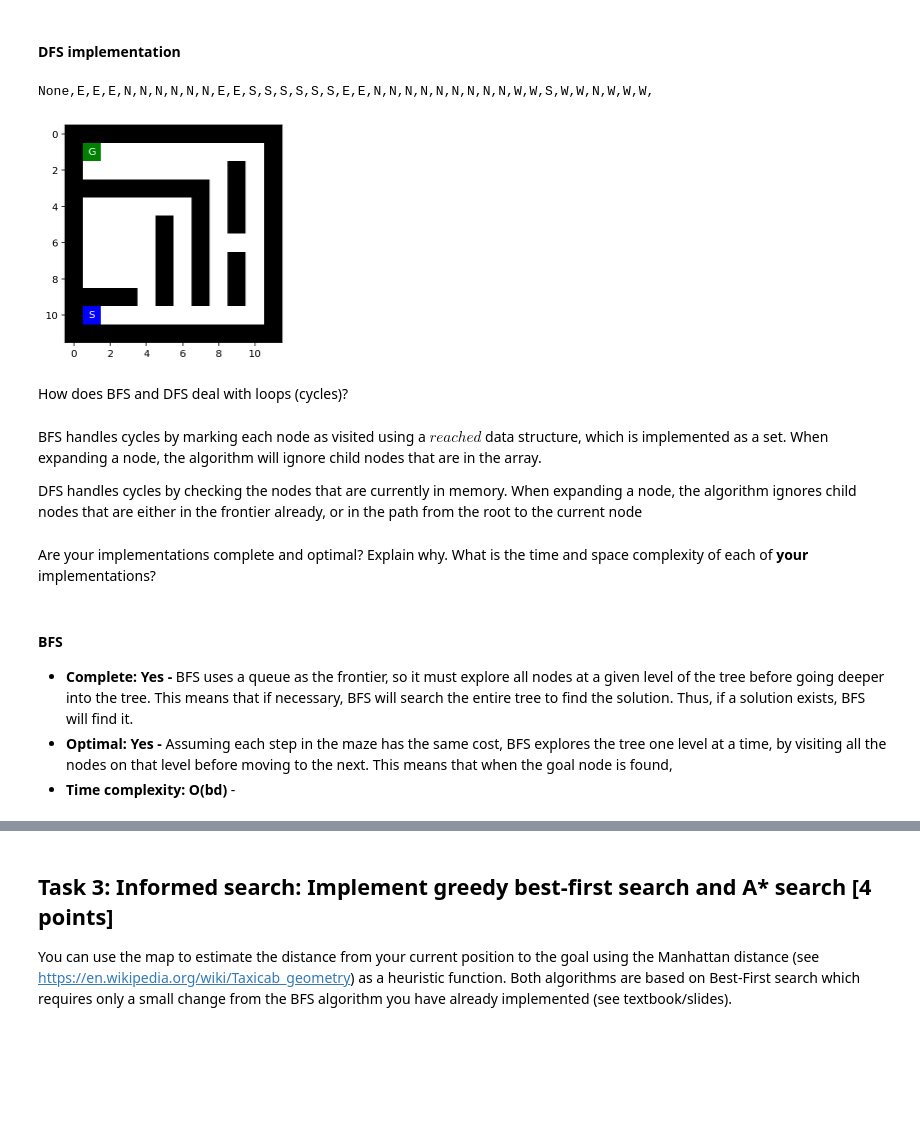
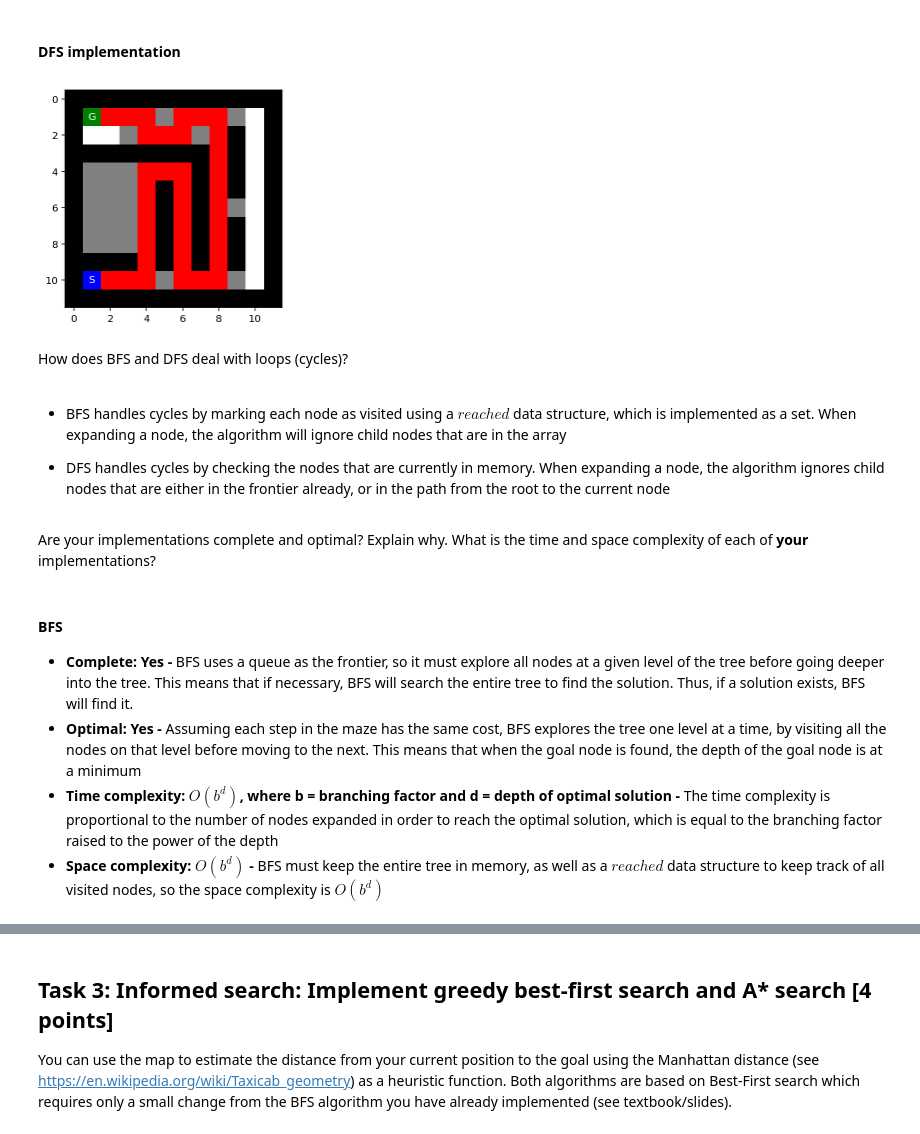
Before and after one commit to ZechWolf/CS7320-AI, a Jupyter notebook: Search/Maze.ipynb, the cells around one changed output, grey strips where cells are left out. Drawn from its saved outputs; the diff is of its cells as text; code cells hidden in the pictures; blank space fills up the shorter version.

```diff
--- a/Search/Maze.ipynb
+++ b/Search/Maze.ipynb
@@ -326,7 +334,12 @@ class Stack:
 # %% [markdown]
 #### BFS implementation
 # %%
-def bfs(maze):
+def bfs(maze, debug = False, showSteps = False): #Debug shows the maze visualization at the end. Show steps shows after each step
+    if debug: mazeCp = np.copy(maze) #copy of the maze string for visualizations
+
+    #Stats
+
+
     #Initialize root node at starting position of maze and get goal node
     rootPos = find_pos(maze, what="S")
     root = Node(rootPos, None, None, 0)
@@ -341,14 +354,25 @@ def bfs(maze):
         node = frontier.pop()
         for n in expand(node, maze):
             if n.pos == goalPos:
+
+                if debug:
+                    p = n.get_path_from_root()
+                    for x in p[1:len(p)-1]: #mark the path excluding S and G nodes
+                        mark(mazeCp, x, "P")
+                    show_maze(mazeCp)
+
                 return n
+
             if n.pos not in reached:
                 reached.add(n.pos)
                 frontier.push(n)
+                if debug and look(maze, n.pos) not in ["S", "G"]: mark(mazeCp, n, "F")
+                if showSteps: show_maze(mazeCp)
+
+            if debug and look(maze, n.pos) not in ["S", "G"]: mark(mazeCp, n, ".")
 
     return None
 
-for x in bfs(maze).get_path_from_root():
-    print(x.action, end=",")
-show_maze(maze)
+#Test in debug mode
+test = bfs(maze, True)
 # %% [output]
@@ -357,41 +380,52 @@ None,E,E,E,E,E,E,E,N,N,N,N,N,N,N,N,W,W,W,W,W,W,W,N,
 # %% [markdown]
 #### DFS implementation
 # %%
-def dfs(maze):
+def dfs(maze, debug = False, showSteps = False):
+    if debug: mazeCp = np.copy(maze) #copy of the maze string for visualizations
+
     #Initialize root node at starting position of maze and get goal node
     rootPos = find_pos(maze, what="S")
     root = Node(rootPos, None, None, 0)
     goalPos = find_pos(maze, what="G")
 
     frontier = Stack()
     frontier.push(root)
 
     while not frontier.empty():
         node = frontier.pop() #pop next node from the frontier
         for n in expand(node, maze):
             if n.pos == goalPos:
+                if debug:
+
+                    p = n.get_path_from_root()
+                    for x in p[1:len(p)-1]: #mark the path excluding S and G nodes
+                        mark(mazeCp, x, "P")
+                    show_maze(mazeCp)
+
                 return n
             if n not in frontier and n not in node.get_path_from_root(): #check the frontier to prevent cycling within frontier
                 frontier.push(n)
+                if debug and look(maze, n.pos) not in ["S", "G"]: mark(mazeCp, n, "F")
+                if showSteps: show_maze(mazeCp)
+
+            if debug and look(maze, n.pos) not in ["S", "G"]: mark(mazeCp, n, ".")
 
     return None #failure
 
-for x in dfs(maze).get_path_from_root():
-    print(x.action, end=",")
-show_maze(maze)
+test = dfs(maze, True)
 # %% [output]
-None,E,E,E,N,N,N,N,N,N,E,E,S,S,S,S,S,S,E,E,N,N,N,N,N,N,N,N,N,W,W,S,W,W,N,W,W,W,
-[figure, old version]
+[figure, new version]
 # %% [markdown]
 How does BFS and DFS deal with loops (cycles)?
 # %% [markdown]
-BFS handles cycles by marking each node as visited using a $reached$ data structure, which is implemented as a set. When expanding a node, the algorithm will ignore child nodes that are in the array. <br>
+* BFS handles cycles by marking each node as visited using a $reached$ data structure, which is implemented as a set. When expanding a node, the algorithm will ignore child nodes that are in the array
 
-DFS handles cycles by checking the nodes that are currently in memory. When expanding a node, the algorithm ignores child nodes that are either in the frontier already, or in the path from the root to the current node
+* DFS handles cycles by checking the nodes that are currently in memory. When expanding a node, the algorithm ignores child nodes that are either in the frontier already, or in the path from the root to the current node
 # %% [markdown]
 Are your implementations complete and optimal? Explain why. What is the time and space complexity of each of **your** implementations?
 # %% [markdown]
 #### BFS
 * __Complete: Yes -__ BFS uses a queue as the frontier, so it must explore all nodes at a given level of the tree before going deeper into the tree. This means that if necessary, BFS will search the entire tree to find the solution. Thus, if a solution exists, BFS will find it.
-* __Optimal: Yes -__ Assuming each step in the maze has the same cost, BFS explores the tree one level at a time, by visiting all the nodes on that level before moving to the next. This means that when the goal node is found,
-* __Time complexity: O(bd)__ -
+* __Optimal: Yes -__ Assuming each step in the maze has the same cost, BFS explores the tree one level at a time, by visiting all the nodes on that level before moving to the next. This means that when the goal node is found, the depth of the goal node is at a minimum
+* __Time complexity: $O(b^d)$, where b = branching factor and d = depth of optimal solution -__ The time complexity is proportional to the number of nodes expanded in order to reach the optimal solution, which is equal to the branching factor raised to the power of the depth
+* __Space complexity: $O(b^d)$ -__ BFS must keep the entire tree in memory, as well as a $reached$ data structure to keep track of all visited nodes, so the space complexity is $O(b^d)$
```
Also changed, not shown: parts of 18 cells of this notebook, 1 other file.
